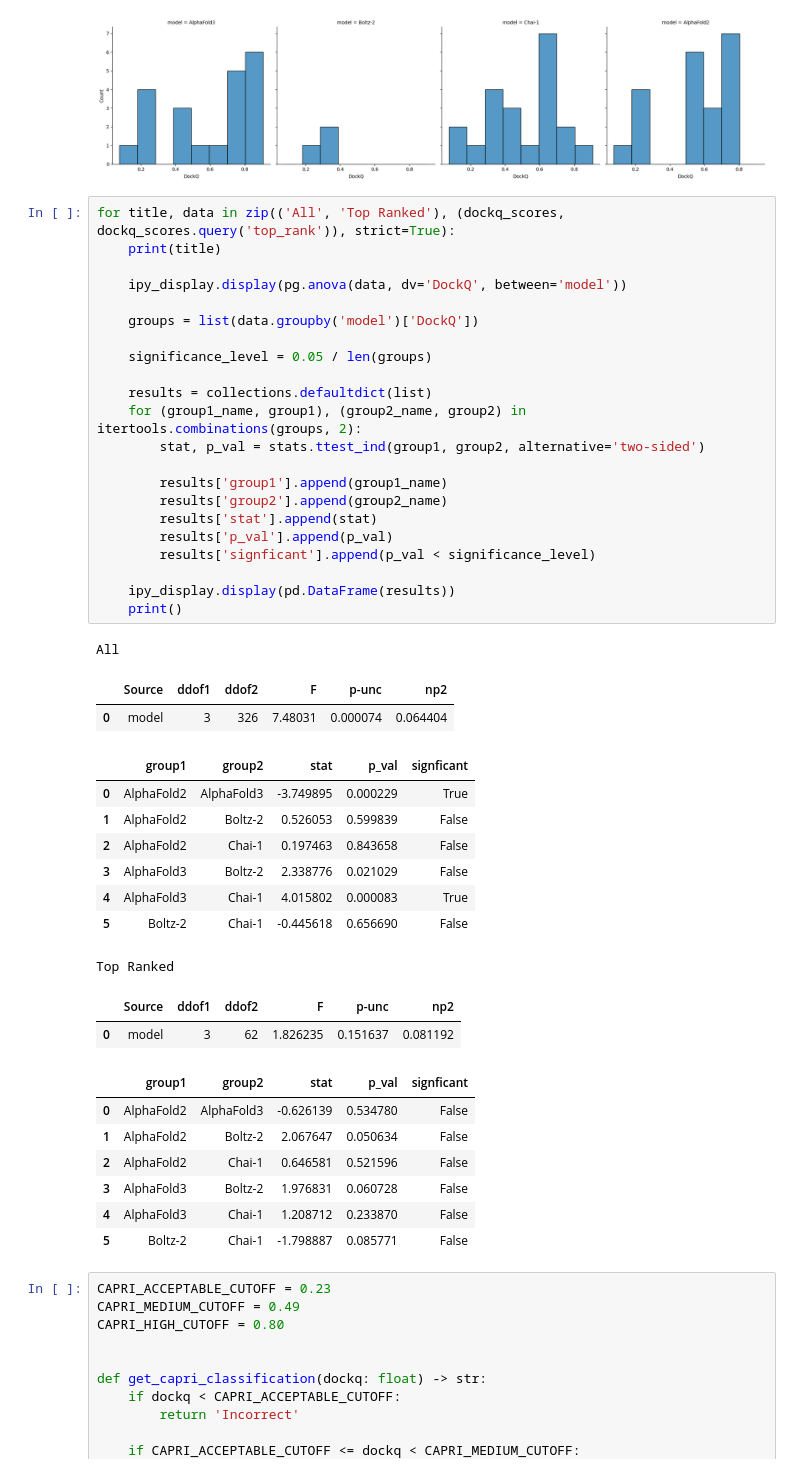
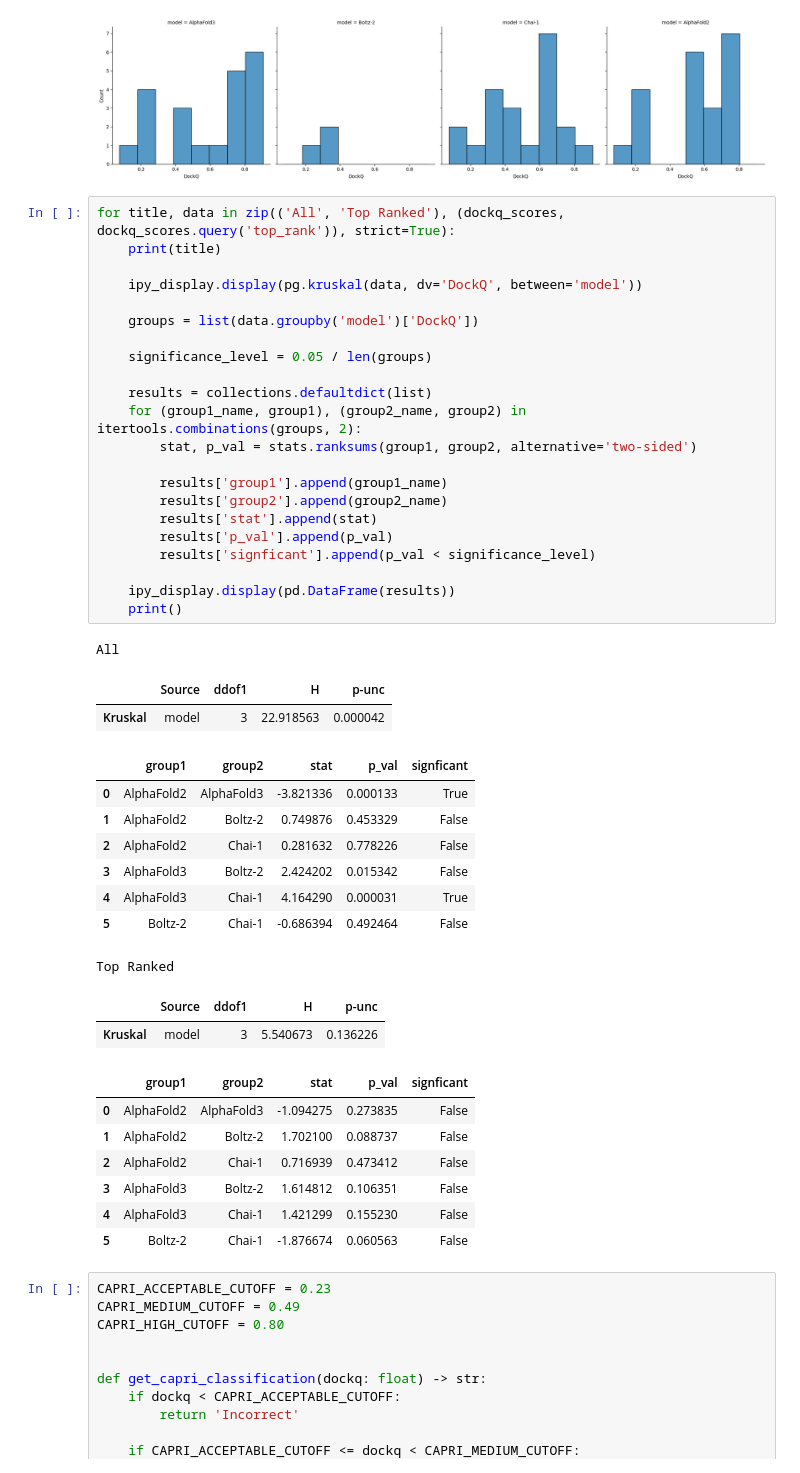
Before and after one commit to benjiemc/tcr-pmhc-predicted-structures, a Jupyter notebook: notebooks/benchmark_structure_prediction_methods.ipynb, the cells around one changed output. Drawn from its saved outputs; the diff is of its cells as text.

```diff
--- a/notebooks/benchmark_structure_prediction_methods.ipynb
+++ b/notebooks/benchmark_structure_prediction_methods.ipynb
@@ -536,46 +536,46 @@ sns.displot(dockq_scores.query('top_rank'), col='model', x='DockQ', kind='hist')
 # %%
 for title, data in zip(('All', 'Top Ranked'), (dockq_scores, dockq_scores.query('top_rank')), strict=True):
     print(title)
 
-    ipy_display.display(pg.anova(data, dv='DockQ', between='model'))
+    ipy_display.display(pg.kruskal(data, dv='DockQ', between='model'))
 
     groups = list(data.groupby('model')['DockQ'])
 
     significance_level = 0.05 / len(groups)
 
     results = collections.defaultdict(list)
     for (group1_name, group1), (group2_name, group2) in itertools.combinations(groups, 2):
-        stat, p_val = stats.ttest_ind(group1, group2, alternative='two-sided')
+        stat, p_val = stats.ranksums(group1, group2, alternative='two-sided')
 
         results['group1'].append(group1_name)
         results['group2'].append(group2_name)
         results['stat'].append(stat)
         results['p_val'].append(p_val)
         results['signficant'].append(p_val < significance_level)
 
     ipy_display.display(pd.DataFrame(results))
     print()
 # %% [output]
 All
-|  | Source | ddof1 | ddof2 | F | p-unc | np2 |
-| 0 | model | 3 | 326 | 7.48031 | 0.000074 | 0.064404 |
+|  | Source | ddof1 | H | p-unc |
+| Kruskal | model | 3 | 22.918563 | 0.000042 |
 |  | group1 | group2 | stat | p_val | signficant |
-| 0 | AlphaFold2 | AlphaFold3 | -3.749895 | 0.000229 | True |
-| 1 | AlphaFold2 | Boltz-2 | 0.526053 | 0.599839 | False |
-| 2 | AlphaFold2 | Chai-1 | 0.197463 | 0.843658 | False |
-| 3 | AlphaFold3 | Boltz-2 | 2.338776 | 0.021029 | False |
-| 4 | AlphaFold3 | Chai-1 | 4.015802 | 0.000083 | True |
-| 5 | Boltz-2 | Chai-1 | -0.445618 | 0.656690 | False |
+| 0 | AlphaFold2 | AlphaFold3 | -3.821336 | 0.000133 | True |
+| 1 | AlphaFold2 | Boltz-2 | 0.749876 | 0.453329 | False |
+| 2 | AlphaFold2 | Chai-1 | 0.281632 | 0.778226 | False |
+| 3 | AlphaFold3 | Boltz-2 | 2.424202 | 0.015342 | False |
+| 4 | AlphaFold3 | Chai-1 | 4.164290 | 0.000031 | True |
+| 5 | Boltz-2 | Chai-1 | -0.686394 | 0.492464 | False |
 Top Ranked
-|  | Source | ddof1 | ddof2 | F | p-unc | np2 |
-| 0 | model | 3 | 62 | 1.826235 | 0.151637 | 0.081192 |
+|  | Source | ddof1 | H | p-unc |
+| Kruskal | model | 3 | 5.540673 | 0.136226 |
 |  | group1 | group2 | stat | p_val | signficant |
-| 0 | AlphaFold2 | AlphaFold3 | -0.626139 | 0.534780 | False |
-| 1 | AlphaFold2 | Boltz-2 | 2.067647 | 0.050634 | False |
-| 2 | AlphaFold2 | Chai-1 | 0.646581 | 0.521596 | False |
-| 3 | AlphaFold3 | Boltz-2 | 1.976831 | 0.060728 | False |
-| 4 | AlphaFold3 | Chai-1 | 1.208712 | 0.233870 | False |
-| 5 | Boltz-2 | Chai-1 | -1.798887 | 0.085771 | False |
+| 0 | AlphaFold2 | AlphaFold3 | -1.094275 | 0.273835 | False |
+| 1 | AlphaFold2 | Boltz-2 | 1.702100 | 0.088737 | False |
+| 2 | AlphaFold2 | Chai-1 | 0.716939 | 0.473412 | False |
+| 3 | AlphaFold3 | Boltz-2 | 1.614812 | 0.106351 | False |
+| 4 | AlphaFold3 | Chai-1 | 1.421299 | 0.155230 | False |
+| 5 | Boltz-2 | Chai-1 | -1.876674 | 0.060563 | False |
 # %%
 CAPRI_ACCEPTABLE_CUTOFF = 0.23
 CAPRI_MEDIUM_CUTOFF = 0.49
```
Also changed, not shown: parts of 1 cell of this notebook, 1 other file.
